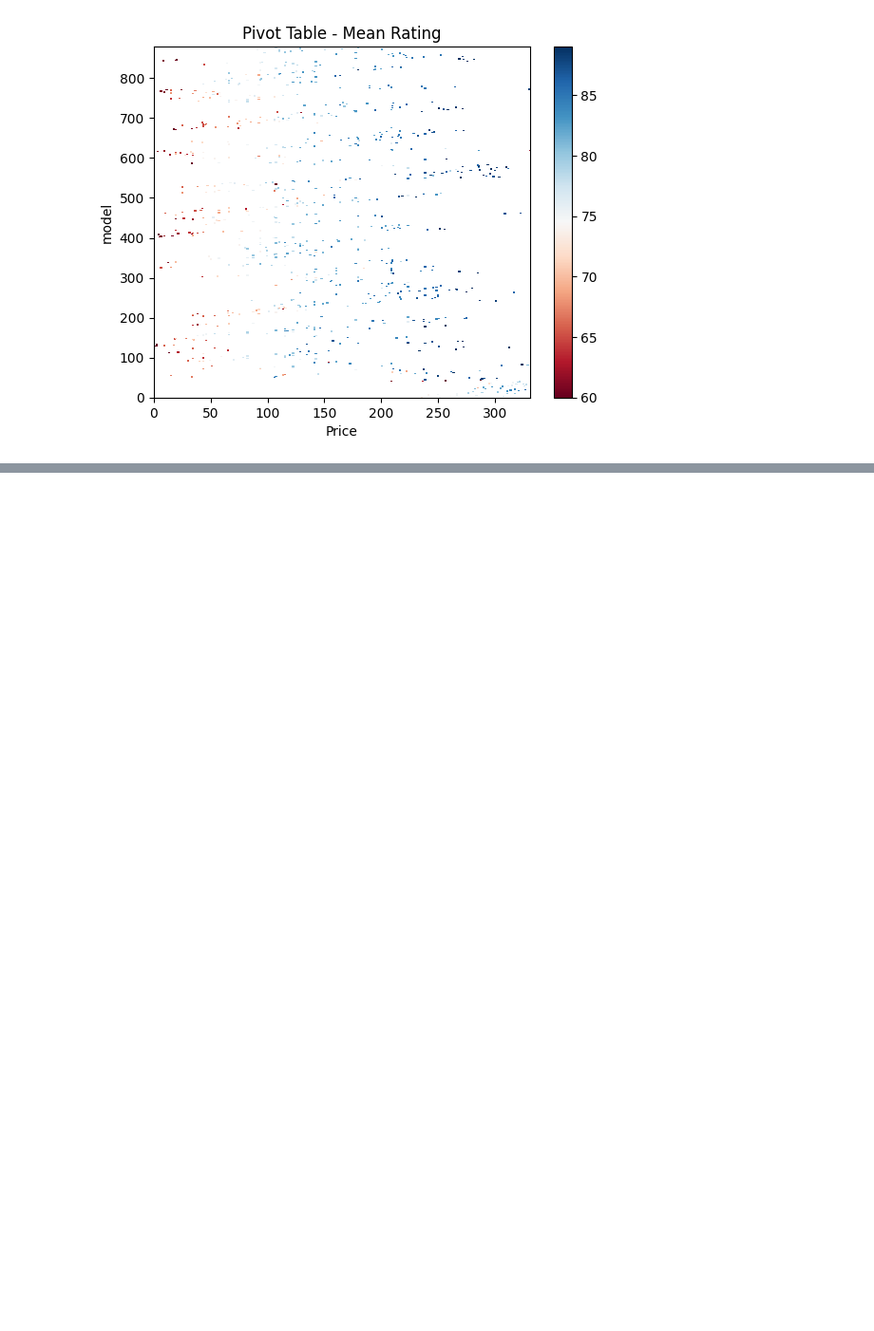
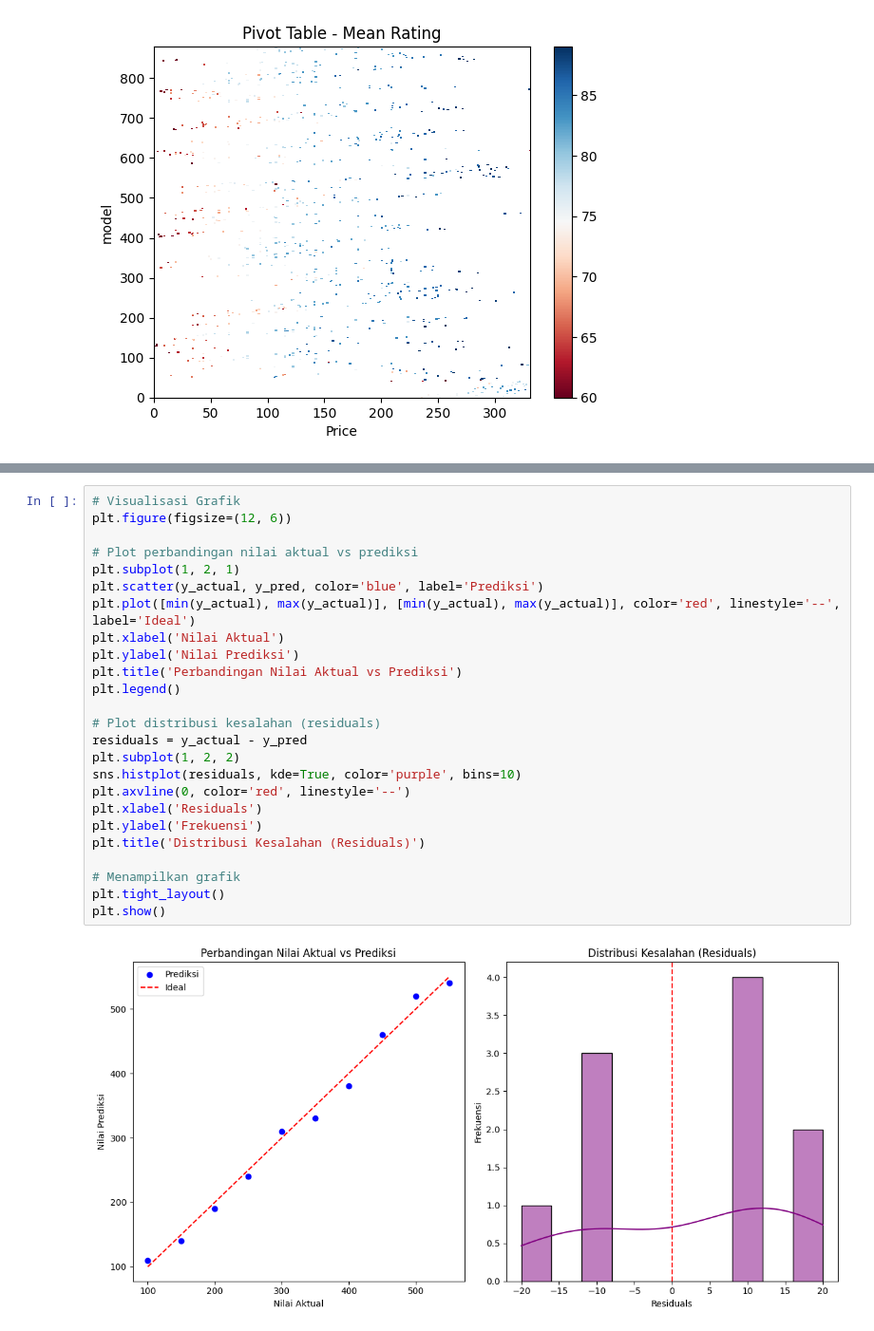
Before and after one commit to Dh0t/Tugas, a Jupyter notebook: BigDataptm9.ipynb, the cells around one changed output, grey strips where cells are left out. Shown at 95% size. Saved outputs shown, nothing was run; the diff lists cells and outputs as text; blank space fills up the shorter version.

```diff
--- a/BigDataptm9.ipynb
+++ b/BigDataptm9.ipynb
@@ -412,0 +463,27 @@ fig.show()
+# %%
+# Visualisasi Grafik
+plt.figure(figsize=(12, 6))
+
+# Plot perbandingan nilai aktual vs prediksi
+plt.subplot(1, 2, 1)
+plt.scatter(y_actual, y_pred, color='blue', label='Prediksi')
+plt.plot([min(y_actual), max(y_actual)], [min(y_actual), max(y_actual)], color='red', linestyle='--', label='Ideal')
+plt.xlabel('Nilai Aktual')
+plt.ylabel('Nilai Prediksi')
+plt.title('Perbandingan Nilai Aktual vs Prediksi')
+plt.legend()
+
+# Plot distribusi kesalahan (residuals)
+residuals = y_actual - y_pred
+plt.subplot(1, 2, 2)
+sns.histplot(residuals, kde=True, color='purple', bins=10)
+plt.axvline(0, color='red', linestyle='--')
+plt.xlabel('Residuals')
+plt.ylabel('Frekuensi')
+plt.title('Distribusi Kesalahan (Residuals)')
+
+# Menampilkan grafik
+plt.tight_layout()
+plt.show()
+# %% [output]
+[figure, added]
```
Also changed, not shown: parts of 3 cells of this notebook.
